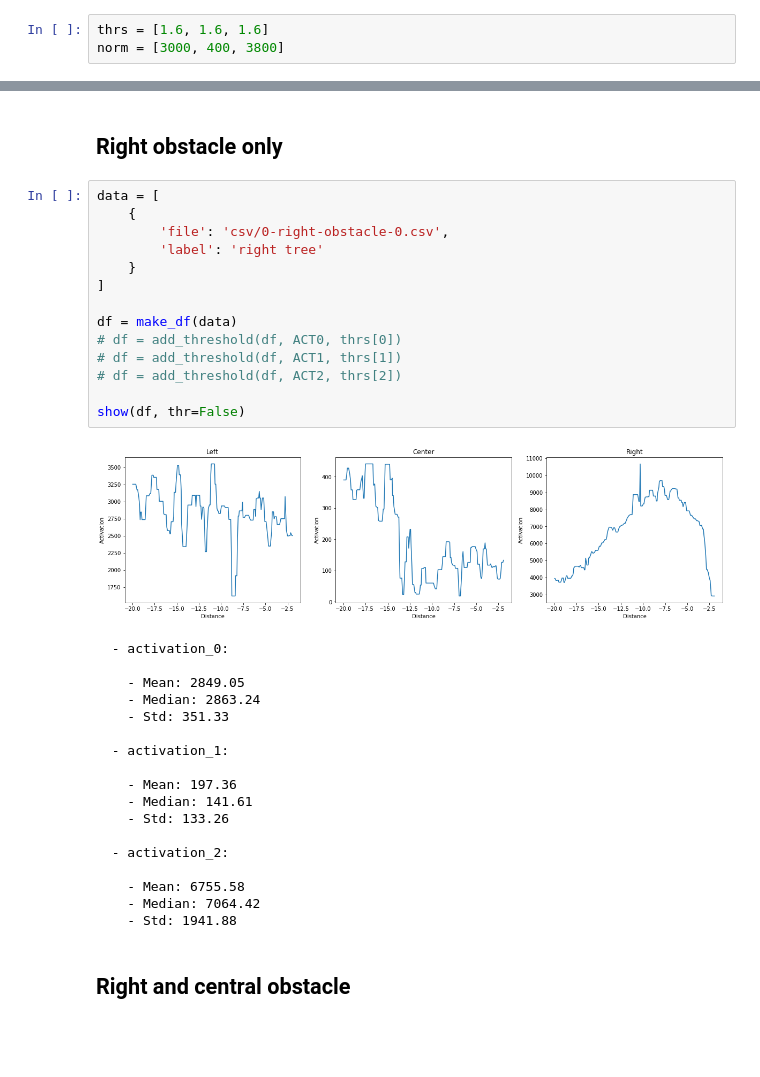
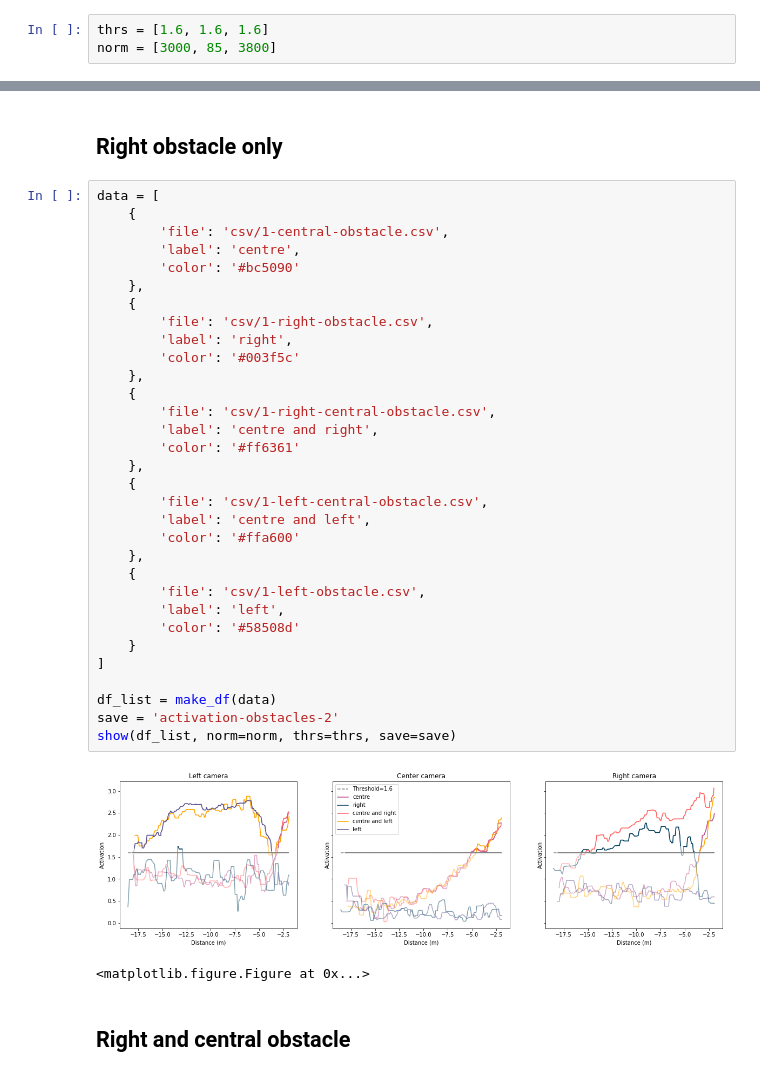
Before and after one commit to joanreyero/pyx4-avoidance, a Jupyter notebook: src/analytics/3-cameras/3-cameras.ipynb, the cells around one changed output, grey strips where cells are left out. Drawn from its saved outputs; the diff is of its cells as text; blank space fills up the shorter version.

```diff
--- a/src/analytics/3-cameras/3-cameras.ipynb
+++ b/src/analytics/3-cameras/3-cameras.ipynb
@@ -96,7 +96,7 @@ show(df_list, mean=True, median=True)
 ## Thresholds and constants
 # %%
 thrs = [1.6, 1.6, 1.6]
-norm = [3000, 400, 3800]
+norm = [3000, 85, 3800]
 # %% [markdown]
 ## With obstacles
 # %%
@@ -136,39 +136,41 @@ show(df_list, norm=norm, thrs=thrs, save=save)
 <matplotlib.figure.Figure at 0x...>
 # %% [markdown]
 ## Right obstacle only
-# %%
-data = [
-    {
-        'file': 'csv/0-right-obstacle-0.csv',
-        'label': 'right tree'
-    }
-]
-
-df = make_df(data)
-# df = add_threshold(df, ACT0, thrs[0])
-# df = add_threshold(df, ACT1, thrs[1])
-# df = add_threshold(df, ACT2, thrs[2])
-
-show(df, thr=False)
-# %% [output]
-[figure, removed]
-  - activation_0:
-
-    - Mean: 2849.05
-    - Median: 2863.24
-    - Std: 351.33
-
-  - activation_1:
-
-    - Mean: 197.36
-    - Median: 141.61
-    - Std: 133.26
-
-  - activation_2:
-
-    - Mean: 6755.58
-    - Median: 7064.42
-    - Std: 1941.88
+# %%
+data = [
+    {
+        'file': 'csv/1-central-obstacle.csv',
+        'label': 'centre',
+        'color': '#bc5090'
+    },
+    {
+        'file': 'csv/1-right-obstacle.csv',
+        'label': 'right',
+        'color': '#003f5c'
+    },
+    {
+        'file': 'csv/1-right-central-obstacle.csv',
+        'label': 'centre and right',
+        'color': '#ff6361'
+    },
+    {
+        'file': 'csv/1-left-central-obstacle.csv',
+        'label': 'centre and left',
+        'color': '#ffa600'
+    },
+    {
+        'file': 'csv/1-left-obstacle.csv',
+        'label': 'left',
+        'color': '#58508d'
+    }
+]
+
+df_list = make_df(data)
+save = 'activation-obstacles-2'
+show(df_list, norm=norm, thrs=thrs, save=save)
+# %% [output]
+[figure, added]
+<matplotlib.figure.Figure at 0x...>
 # %% [markdown]
 ## Right and central obstacle
 # %%
```
Also changed, not shown: 11 other files.
